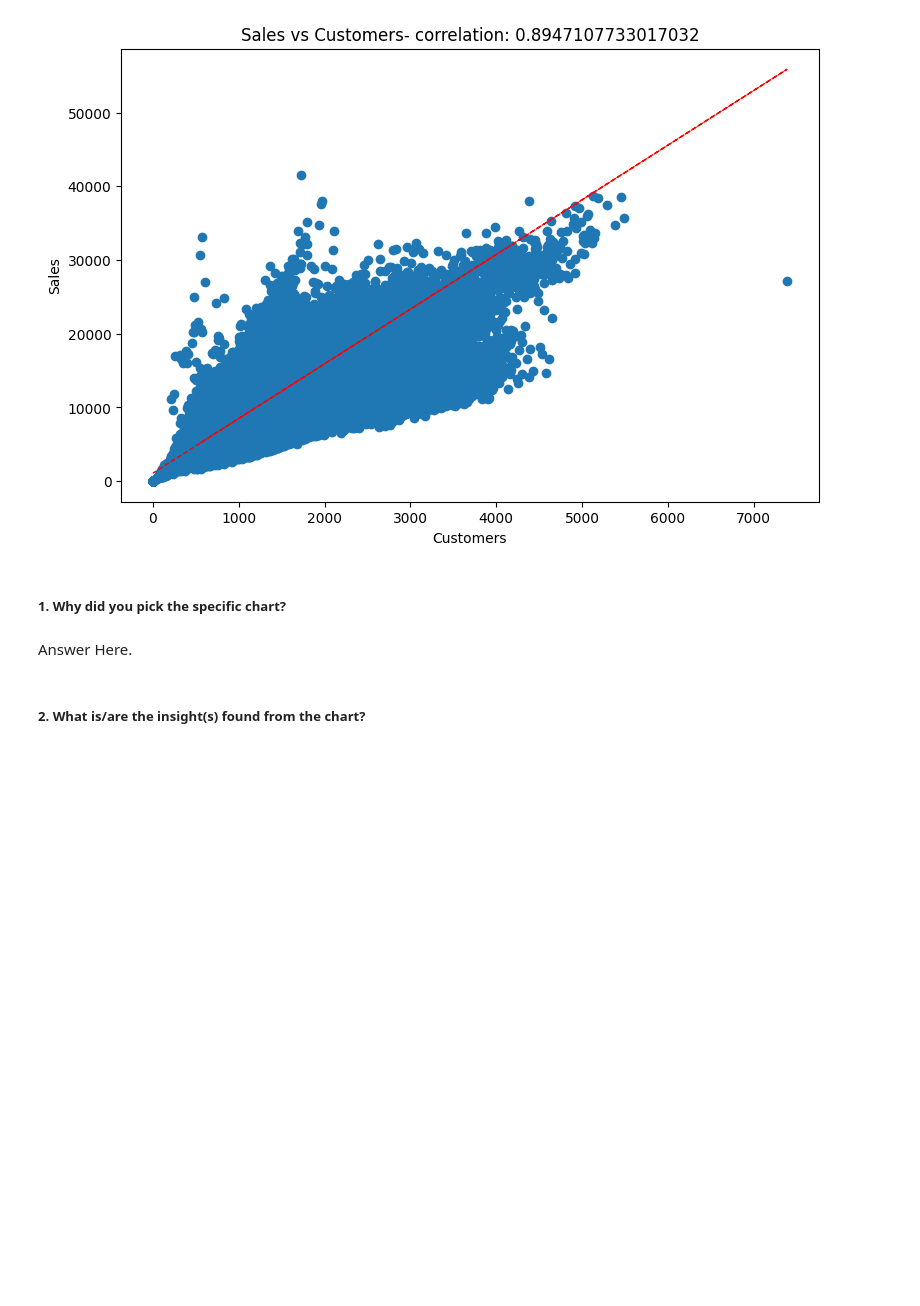
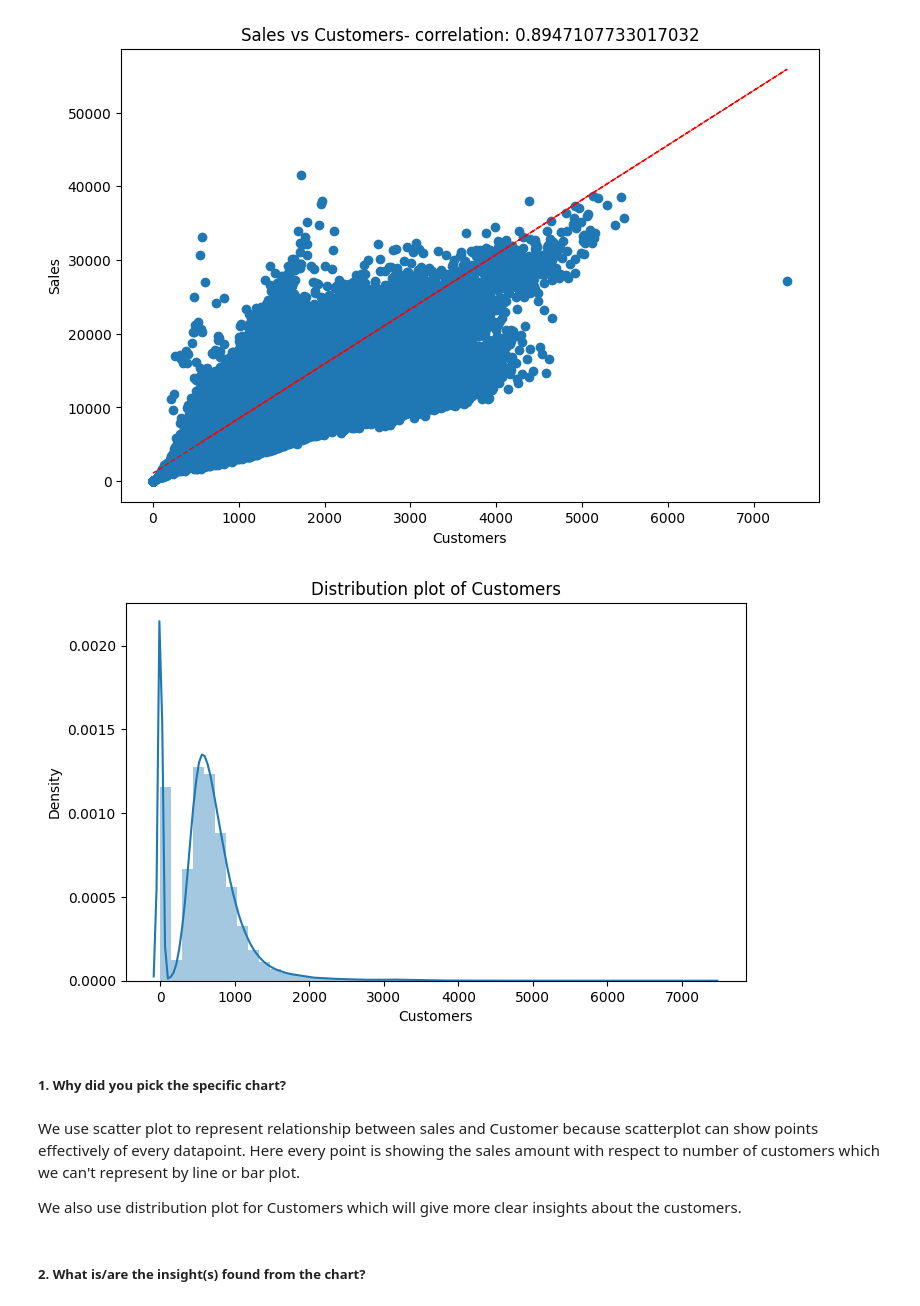
Before and after one commit to pyhtonman0101/Rossmann-Sales-Prediction-, a Jupyter notebook: Rossmann_Sales_Prediction_Capstone_Project.ipynb, the cells around one changed output. Drawn from its saved outputs; the diff is of its cells as text; code cells hidden in the pictures; blank space fills up the shorter version.

Commit message:
wrote 2 observation based on graph.

```diff
--- a/Rossmann_Sales_Prediction_Capstone_Project.ipynb
+++ b/Rossmann_Sales_Prediction_Capstone_Project.ipynb
@@ -542,9 +542,17 @@ plt.plot(df[col], y_hat, "r--", lw=1)
 plt.show()
 # %% [output]
 [figure]
+# %%
+bsns.distplot(df['Customers'], hist = True)
+plt.title('Distribution plot of Customers')
+plt.show()
+# %% [output]
+[figure, added]
 # %% [markdown]
 ##### 1. Why did you pick the specific chart?
-# %% [markdown]
-Answer Here.
+# %% [markdown]
+We use scatter plot to represent relationship between sales and Customer because scatterplot can show points effectively of every datapoint. Here every point is showing the sales amount with respect to number of customers which we can't represent by line or bar plot.
+
+We also use distribution plot for Customers which will give more clear insights about the customers.
 # %% [markdown]
 ##### 2. What is/are the insight(s) found from the chart?
```
Also changed, not shown: parts of 8 cells of this notebook.
